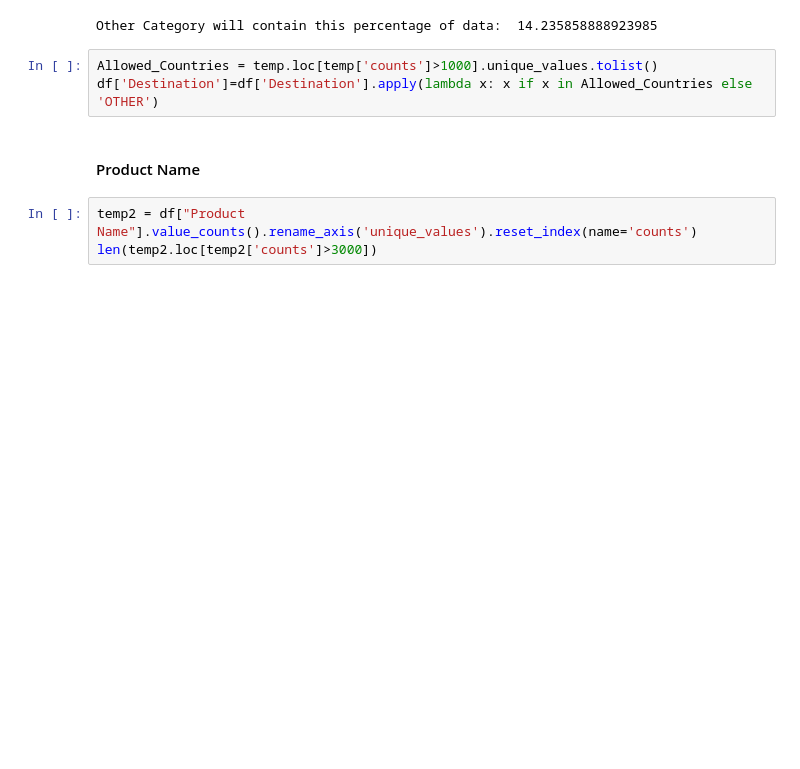
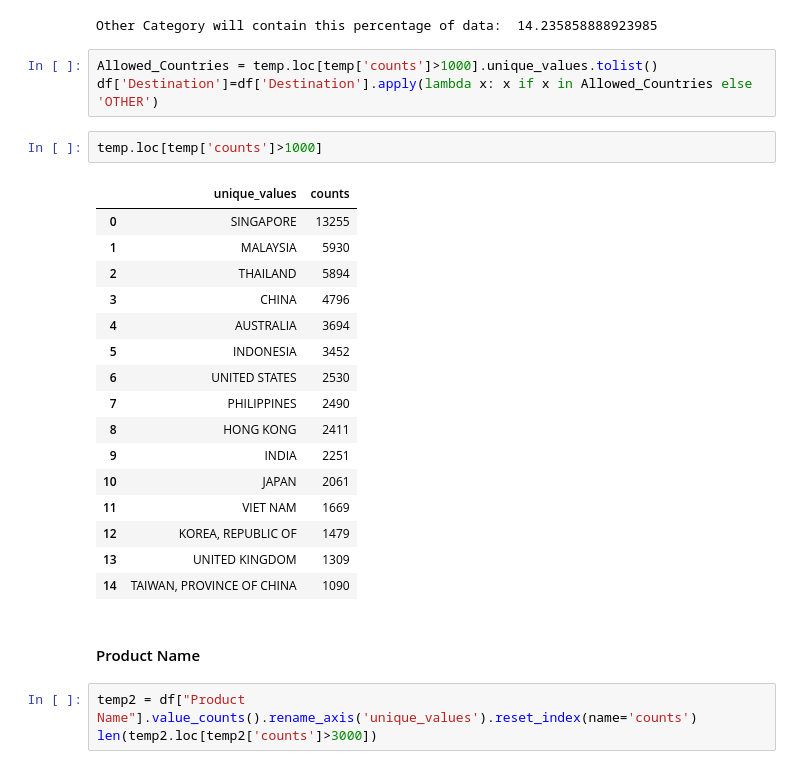
Before and after one commit to sohamthirty/Claim-Prediction, a Jupyter notebook: Preprocessing_Sampling.ipynb, the cells around one changed output. Cells and saved outputs as stored; diff of their text form; blank space fills up the shorter version.

```diff
--- a/Preprocessing_Sampling.ipynb
+++ b/Preprocessing_Sampling.ipynb
@@ -68,6 +68,25 @@ Other Category will contain this percentage of data:  14.235858888923985
 # %%
 Allowed_Countries = temp.loc[temp['counts']>1000].unique_values.tolist()
 df['Destination']=df['Destination'].apply(lambda x: x if x in Allowed_Countries else 'OTHER')
+# %%
+temp.loc[temp['counts']>1000]
+# %% [output]
+|  | unique_values | counts |
+| 0 | SINGAPORE | 13255 |
+| 1 | MALAYSIA | 5930 |
+| 2 | THAILAND | 5894 |
+| 3 | CHINA | 4796 |
+| 4 | AUSTRALIA | 3694 |
+| 5 | INDONESIA | 3452 |
+| 6 | UNITED STATES | 2530 |
+| 7 | PHILIPPINES | 2490 |
+| 8 | HONG KONG | 2411 |
+| 9 | INDIA | 2251 |
+| 10 | JAPAN | 2061 |
+| 11 | VIET NAM | 1669 |
+| 12 | KOREA, REPUBLIC OF | 1479 |
+| 13 | UNITED KINGDOM | 1309 |
+| 14 | TAIWAN, PROVINCE OF CHINA | 1090 |
 # %% [markdown]
 #### Product Name
 # %%
```
Also changed, not shown: 9 other files.
